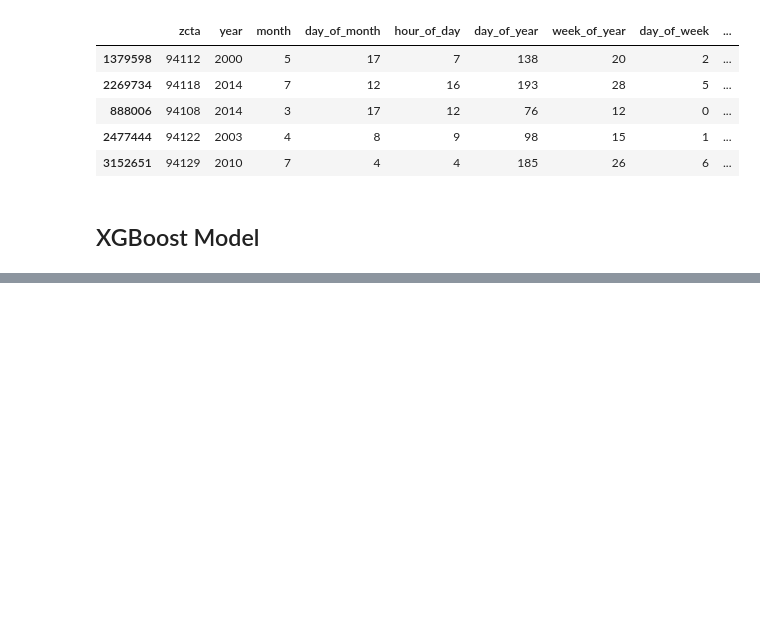
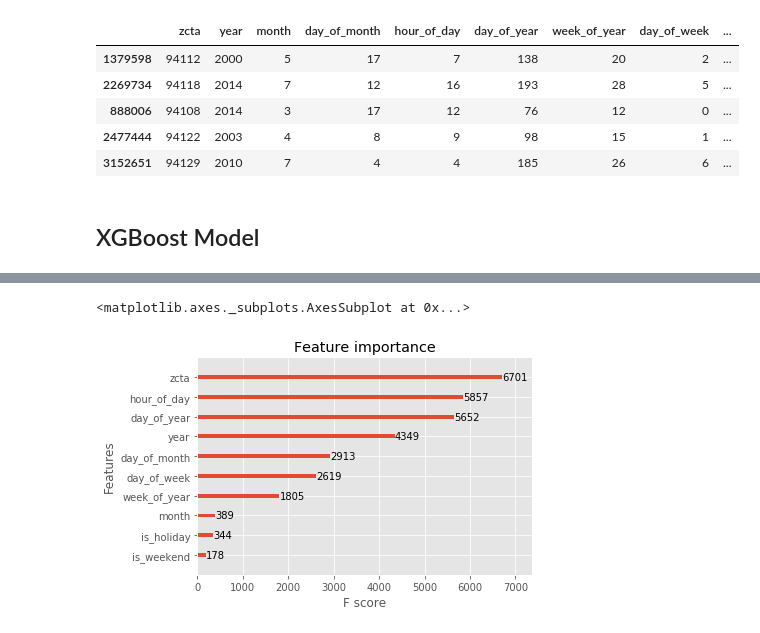
Before and after one commit to jamesypeng/Smarter-Emergency-Dispatch, a Jupyter notebook: 3 - XGB Model.ipynb, the cells around one changed output, grey strips where cells are left out. Drawn from its saved outputs; the diff is of its cells as text; code cells hidden in the pictures; blank space fills up the shorter version.

```diff
--- a/3 - XGB Model.ipynb
+++ b/3 - XGB Model.ipynb
@@ -197,6 +193,10 @@ ems_calls2['year'], ems_calls2['month'],  ems_calls2['day_of_month'], \
 # %% [output]
 Received_DtTm %Y-%m-%d %H:%M:%S
 Extract time features - year, month, day_of_month, hour_of_day, day_of_year, week_of_year
+# %%
+holidays = USFederalHolidayCalendar().holidays(start='2000-01-01', end='2018-01-01')
+
+ems_calls2['is_holiday'] = ems_calls2['Received_DtTm'].dt.date.astype('datetime64[D]').isin(holidays)
 # %%
 
 ems_calls2.head()
@@ -251,7 +251,7 @@ data = ems_calls2.copy()
 # data['zcta'] = data['zcta'].astype('category')
 
 X = data[['zcta', 'year','month','day_of_month', 'hour_of_day',
-          'day_of_year', 'week_of_year', 'day_of_week', 'is_weekend']]
+          'day_of_year', 'week_of_year', 'day_of_week', 'is_weekend', 'is_holiday']]
 
 X.info()
 
@@ -367,24 +336,15 @@ def modelfit(alg, dtrain, predictors,useTrainCV=True, cv_folds=5, early_stopping
 # %%
-
-# fit model no training data
-# model = XGBRegressor() # XGBClassifier()
-# model.fit(X_train, y_train['Call_counts'])
-
-# print(model)
-
-
 model = XGBRegressor(
                  learning_rate = 0.1,
-                 n_estimators=300, #1000
+                 n_estimators=1000, #1000
                  max_depth=5, #5
-                 min_child_weight=1,
+                 min_child_weight=3,
                  gamma=0,
                  subsample=0.8,
                  colsample_bytree=0.8,
                  objective="count:poisson",
-#                  objective= 'binary:logistic',
                  nthread=4,
                  scale_pos_weight=1,
-                 seed=27)
+                 seed=1234)
 
 model.fit(X_train, y_train['Call_counts'])
@@ -403,0 +396,5 @@ print("Accuracy: %.2f%%" % (accuracy * 100.0))
+# %%
+xgb.plot_importance(model)
+# %% [output]
+<matplotlib.axes._subplots.AxesSubplot at 0x...>
+[figure, added]
```
Also changed, not shown: parts of 20 cells of this notebook, 1 other file.
